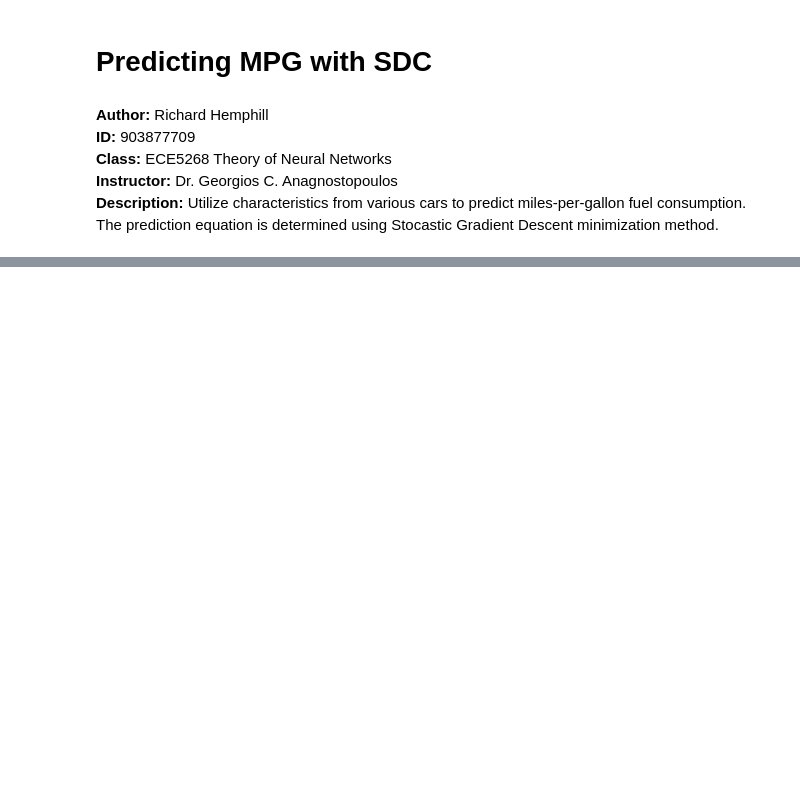
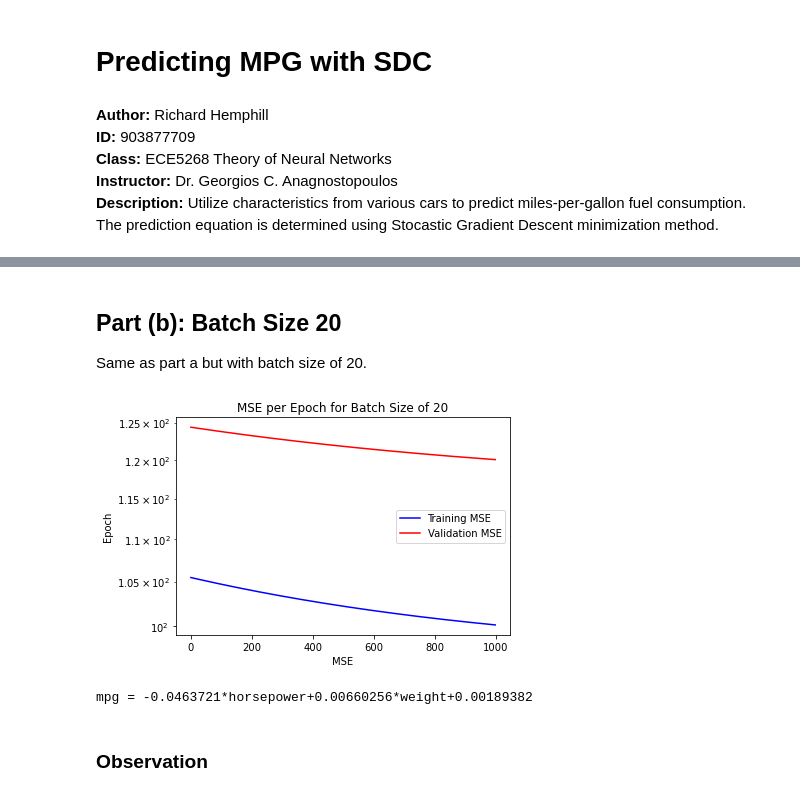
Before and after one commit to richardhemphill/ECE5268_MiniProject, a Jupyter notebook: MP1/src/Hemphill_MP1_P3.ipynb, the cells around one changed output, grey strips where cells are left out. Drawn from its saved outputs; the diff is of its cells as text; code cells hidden in the pictures; blank space fills up the shorter version.

```diff
--- a/MP1/src/Hemphill_MP1_P3.ipynb
+++ b/MP1/src/Hemphill_MP1_P3.ipynb
@@ -107,0 +110,13 @@ SgdPlot(trainMse=trainMse,valMse=valMse,batchSize=PART_A_BATCH_SIZE)
+# %% [markdown]
+## Part (b): Batch Size 20
+Same as part a but with batch size of 20.
+# %%
+PART_A_BATCH_SIZE = 20
+Wa, trainMse, valMse = StochasticGradientDecent(trainSet=trainData, valSet=valData, outParam=OUTPUT_FEATURE, inParam=INPUT_FEATURES, epochs=EPOCHS,batchSize=PART_A_BATCH_SIZE,etaMax=ETA_MAX, beta=BETA)
+SgdPlot(trainMse=trainMse,valMse=valMse,batchSize=PART_A_BATCH_SIZE)
+print(PredictionEquation(y=OUTPUT_FEATURE, xs=INPUT_FEATURES, w=Wa))
+# %% [output]
+[figure, added]
+mpg = -0.0463721*horsepower+0.00660256*weight+0.00189382
+# %% [markdown]
+### Observation
```
Also changed, not shown: parts of 9 cells of this notebook.
